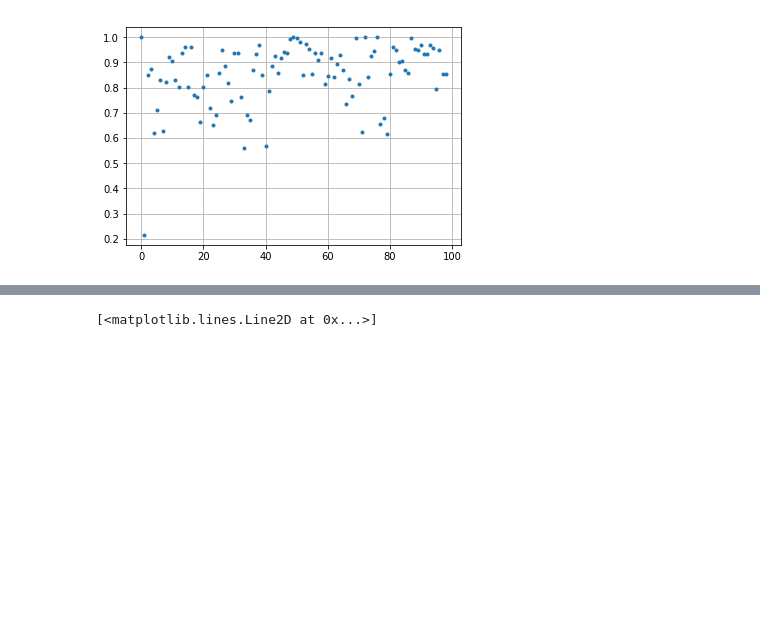
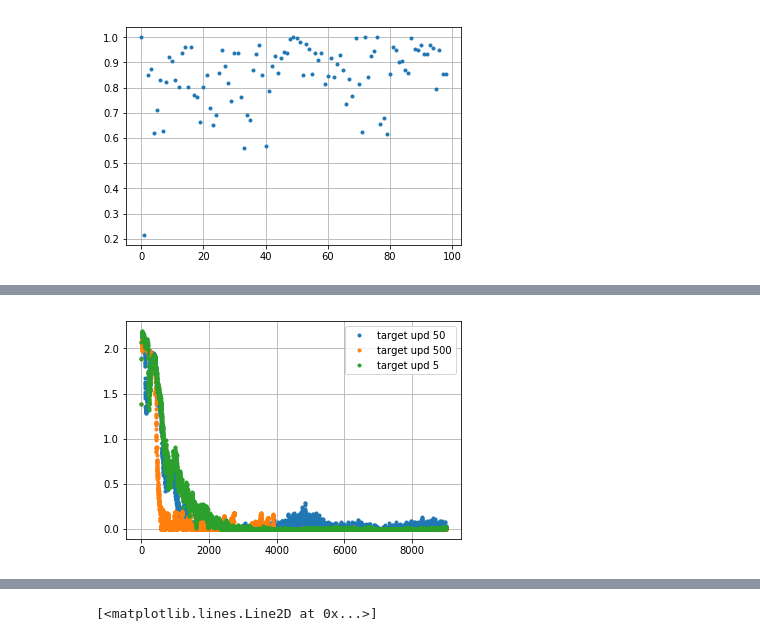
Before and after one commit to sashkarivkind/imagewalker, a Jupyter notebook: log_reader_resolution.ipynb, the cells around one changed output, grey strips where cells are left out. Cells and saved outputs as stored; diff of their text form; code cells hidden in the pictures; blank space fills up the shorter version.

```diff
--- a/log_reader_resolution.ipynb
+++ b/log_reader_resolution.ipynb
@@ -360,0 +390,17 @@ plt.grid()
+# %%
+run_dirs = [
+    'saved_runs/run_syclop_resolution214.py_noname__931011_1624737921_1/',
+    'saved_runs/run_syclop_resolution214.py_noname__32504_1625049803_1/',
+    'saved_runs/run_syclop_resolution214.py_noname__32507_1625049889_1/',
+           ]
+plt.figure()
+for run_dir in run_dirs:
+    reward_list=read_string_from_logs(run_dir,'entropy')
+    plt.plot(smooth(reward_list[0:-1],1),'.')
+#     reward_list=read_reward_from_logs(run_dir,pos=-1)
+#     plt.plot(smooth(reward_list[0:-1],1),'.')
+plt.legend(['target upd 50','target upd 500','target upd 5'])
+# plt.ylim([0.8,0.9])
+plt.grid()
+# %% [output]
+[figure, added]
```
Also changed, not shown: parts of 8 cells of this notebook, 6 other files.
